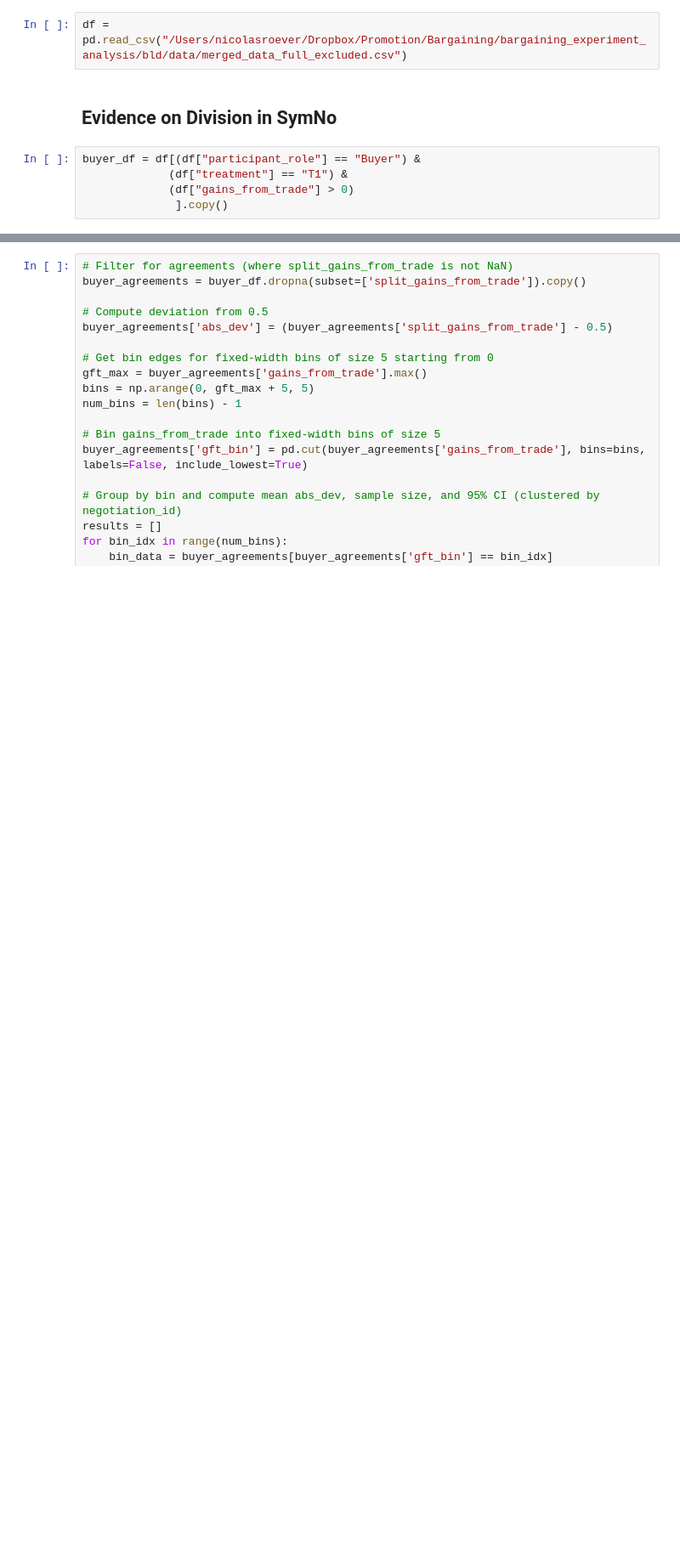
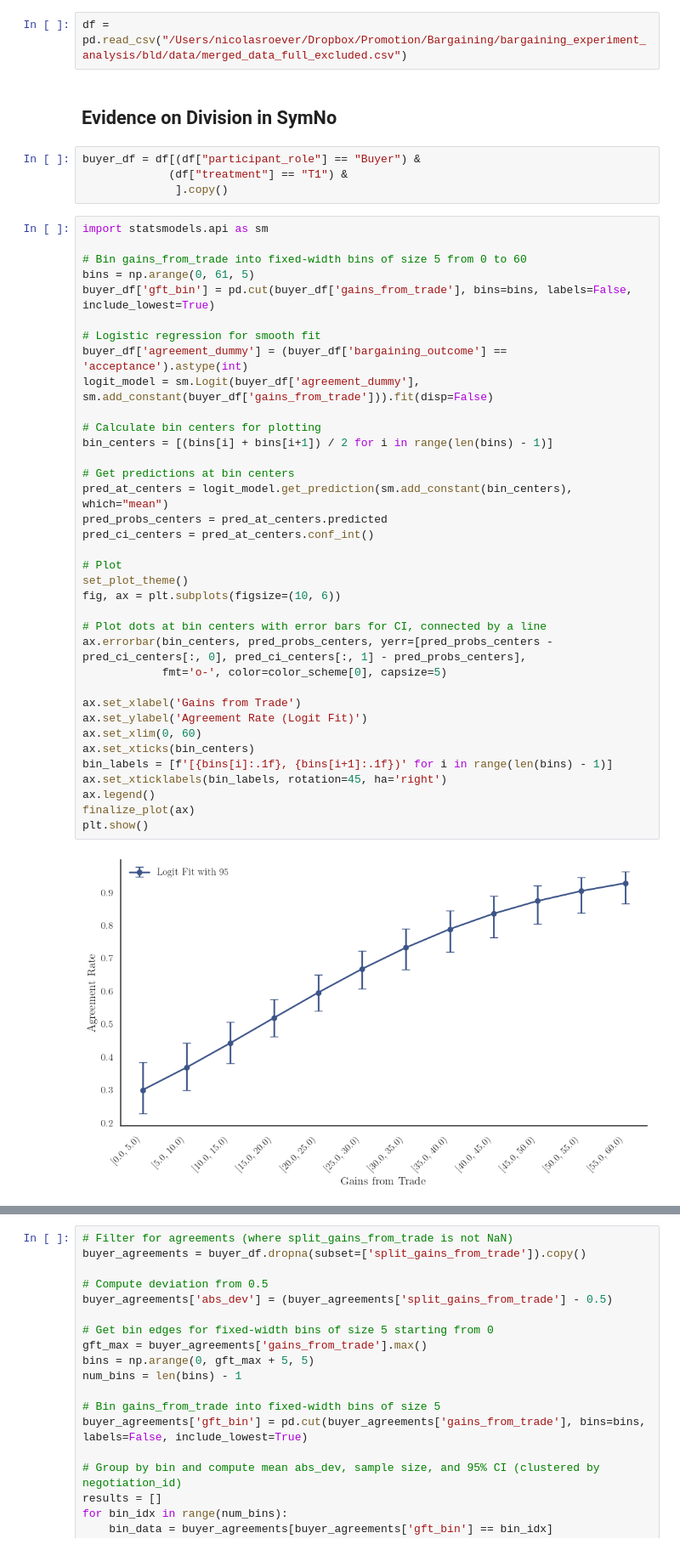
Before and after one commit to NicolasRoever/bargaining_experiment_analysis, a Jupyter notebook: src/bargaining_analysis/main_results/sandbox.ipynb, the cells around one changed output, grey strips where cells are left out. Shown at 85% size. Cells and saved outputs as stored; diff of their text form; blank space fills up the shorter version.

Commit message:
Add graph for agreement frontier.

```diff
--- a/src/bargaining_analysis/main_results/sandbox.ipynb
+++ b/src/bargaining_analysis/main_results/sandbox.ipynb
@@ -47,5 +47,42 @@ df = pd.read_csv("/Users/nicolasroever/Dropbox/Promotion/Bargaining/bargaining_e
 # %%
 buyer_df = df[(df["participant_role"] == "Buyer") &
              (df["treatment"] == "T1") &
-             (df["gains_from_trade"] > 0)
               ].copy()
+# %%
+import statsmodels.api as sm
+
+# Bin gains_from_trade into fixed-width bins of size 5 from 0 to 60
+bins = np.arange(0, 61, 5)
+buyer_df['gft_bin'] = pd.cut(buyer_df['gains_from_trade'], bins=bins, labels=False, include_lowest=True)
+
+# Logistic regression for smooth fit
+buyer_df['agreement_dummy'] = (buyer_df['bargaining_outcome'] == 'acceptance').astype(int)
+logit_model = sm.Logit(buyer_df['agreement_dummy'], sm.add_constant(buyer_df['gains_from_trade'])).fit(disp=False)
+
+# Calculate bin centers for plotting
+bin_centers = [(bins[i] + bins[i+1]) / 2 for i in range(len(bins) - 1)]
+
+# Get predictions at bin centers
+pred_at_centers = logit_model.get_prediction(sm.add_constant(bin_centers), which="mean")
+pred_probs_centers = pred_at_centers.predicted
+pred_ci_centers = pred_at_centers.conf_int()
+
+# Plot
+set_plot_theme()
+fig, ax = plt.subplots(figsize=(10, 6))
+
+# Plot dots at bin centers with error bars for CI, connected by a line
+ax.errorbar(bin_centers, pred_probs_centers, yerr=[pred_probs_centers - pred_ci_centers[:, 0], pred_ci_centers[:, 1] - pred_probs_centers],
+            fmt='o-', color=color_scheme[0], capsize=5)
+
+ax.set_xlabel('Gains from Trade')
+ax.set_ylabel('Agreement Rate (Logit Fit)')
+ax.set_xlim(0, 60)
+ax.set_xticks(bin_centers)
+bin_labels = [f'[{bins[i]:.1f}, {bins[i+1]:.1f})' for i in range(len(bins) - 1)]
+ax.set_xticklabels(bin_labels, rotation=45, ha='right')
+ax.legend()
+finalize_plot(ax)
+plt.show()
+# %% [output]
+[figure, added]
```
Also changed, not shown: parts of 2 cells of this notebook, 2 other files.
